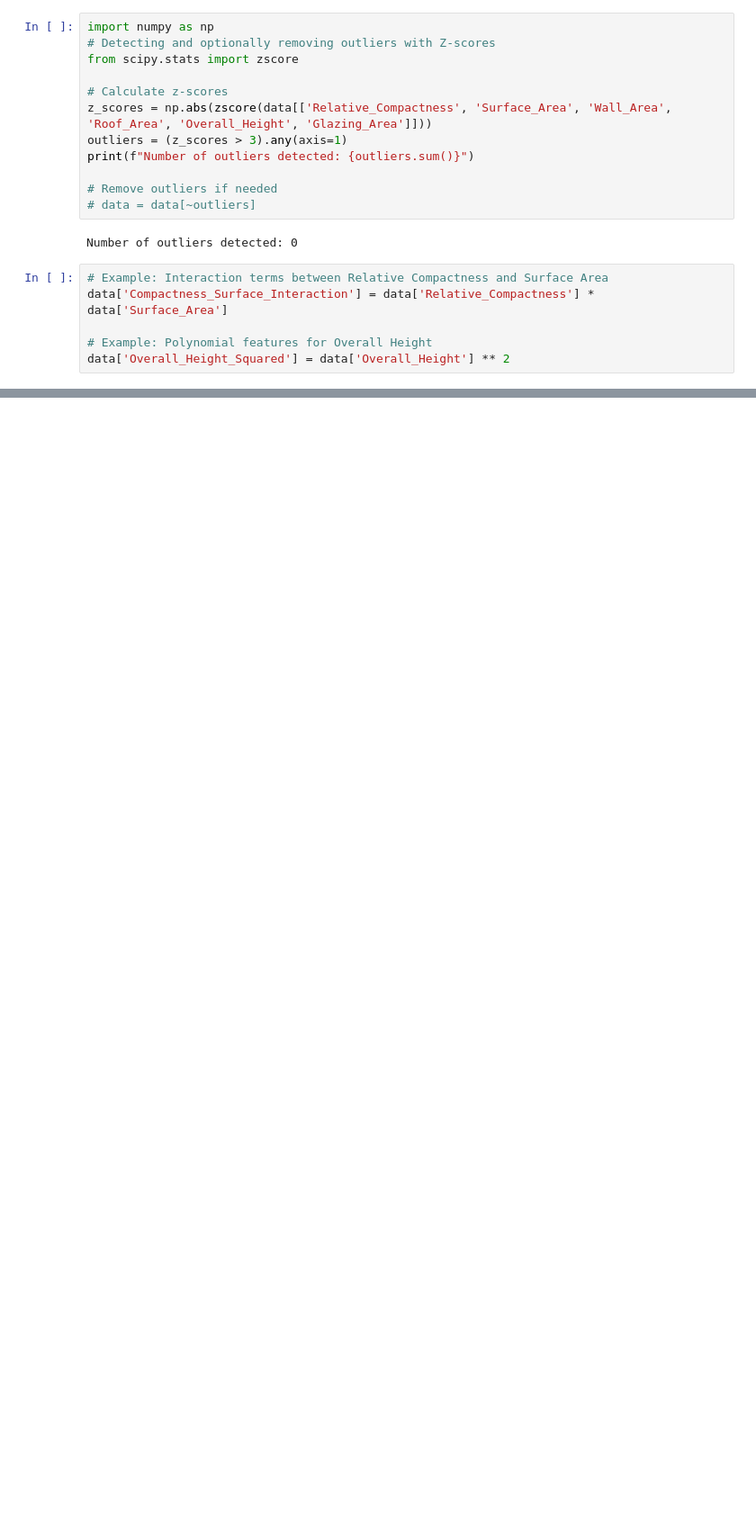
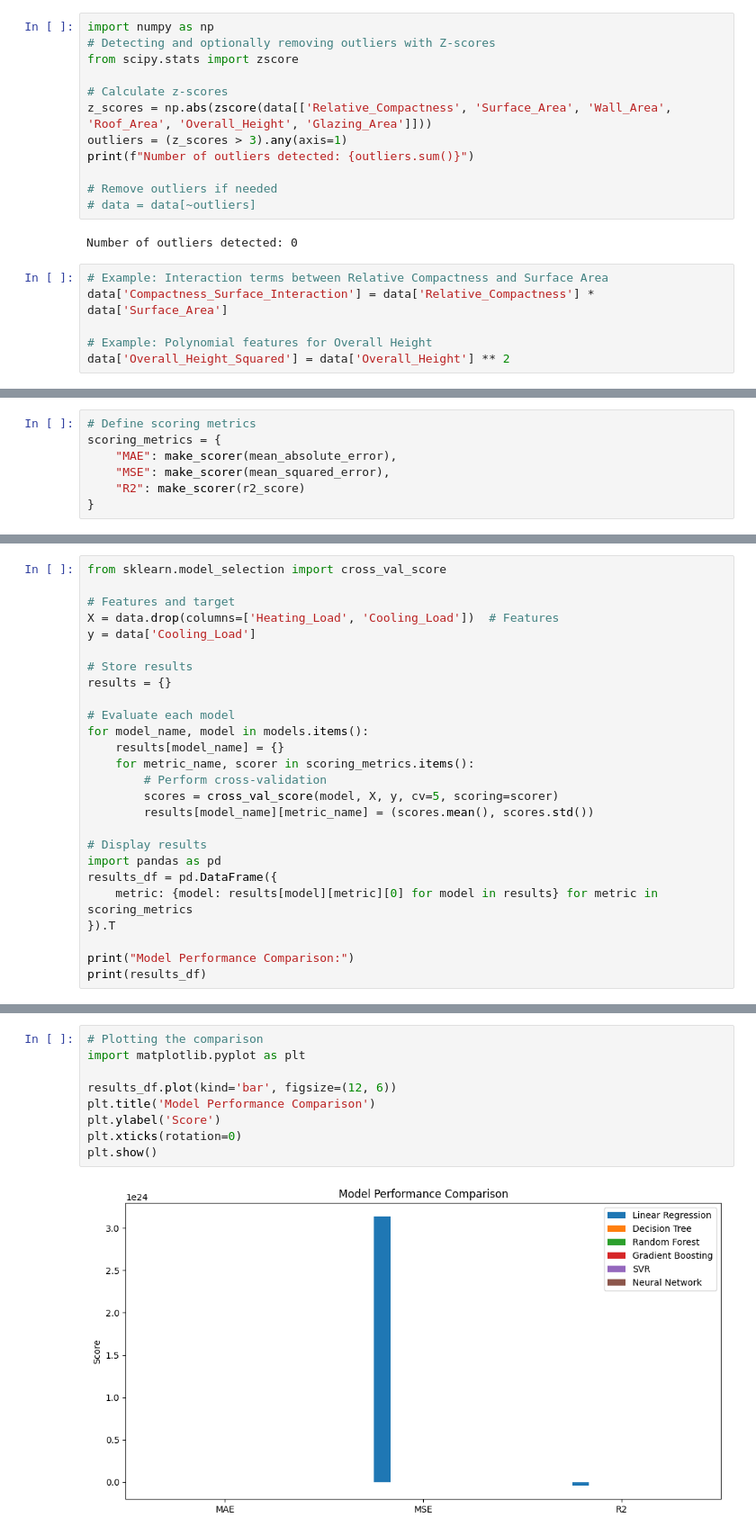
Before and after one commit to AshSama12/Energy-Efficient, a Jupyter notebook: DataMining.ipynb, the cells around one changed output, grey strips where cells are left out. Shown at 90% size. Drawn from its saved outputs; the diff is of its cells as text; blank space fills up the shorter version.

```diff
--- a/DataMining.ipynb
+++ b/DataMining.ipynb
@@ -310,0 +484,7 @@ plt.show()
+# %%
+# Define scoring metrics
+scoring_metrics = {
+    "MAE": make_scorer(mean_absolute_error),
+    "MSE": make_scorer(mean_squared_error),
+    "R2": make_scorer(r2_score)
+}
@@ -310,0 +528,26 @@ plt.show()
+# %%
+from sklearn.model_selection import cross_val_score
+
+# Features and target
+X = data.drop(columns=['Heating_Load', 'Cooling_Load'])  # Features
+y = data['Cooling_Load']
+
+# Store results
+results = {}
+
+# Evaluate each model
+for model_name, model in models.items():
+    results[model_name] = {}
+    for metric_name, scorer in scoring_metrics.items():
+        # Perform cross-validation
+        scores = cross_val_score(model, X, y, cv=5, scoring=scorer)
+        results[model_name][metric_name] = (scores.mean(), scores.std())
+
+# Display results
+import pandas as pd
+results_df = pd.DataFrame({
+    metric: {model: results[model][metric][0] for model in results} for metric in scoring_metrics
+}).T
+
+print("Model Performance Comparison:")
+print(results_df)
@@ -310,0 +565,11 @@ plt.show()
+# %%
+# Plotting the comparison
+import matplotlib.pyplot as plt
+
+results_df.plot(kind='bar', figsize=(12, 6))
+plt.title('Model Performance Comparison')
+plt.ylabel('Score')
+plt.xticks(rotation=0)
+plt.show()
+# %% [output]
+[figure, added]
```
Also changed, not shown: parts of 23 cells of this notebook.
